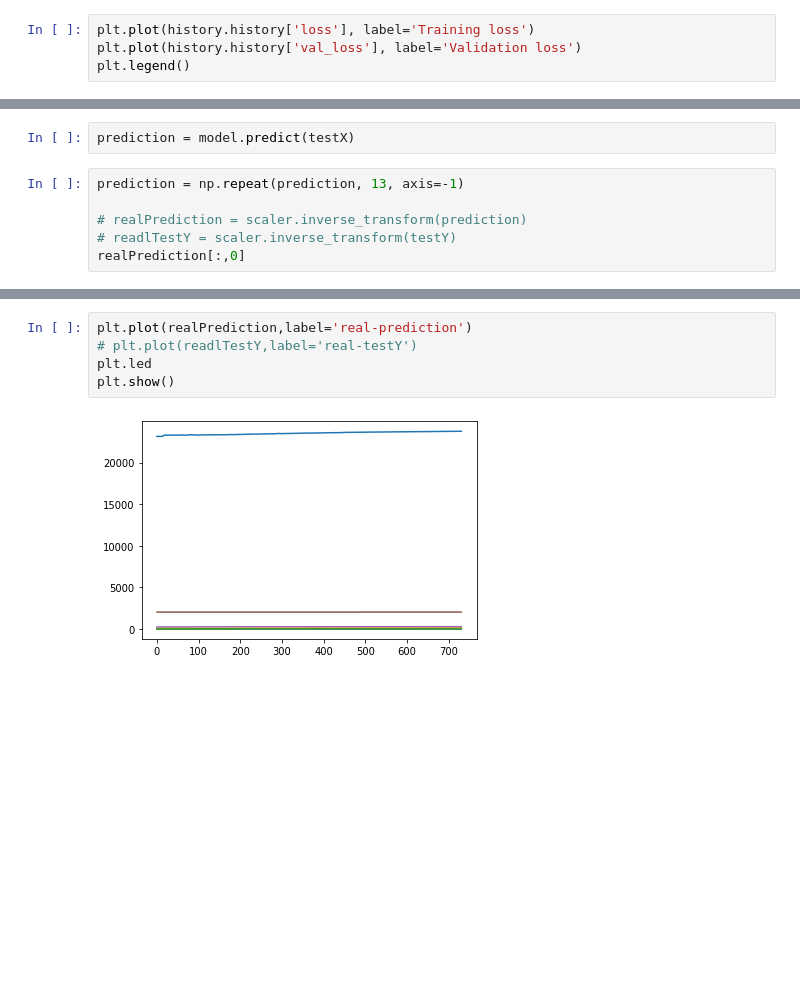
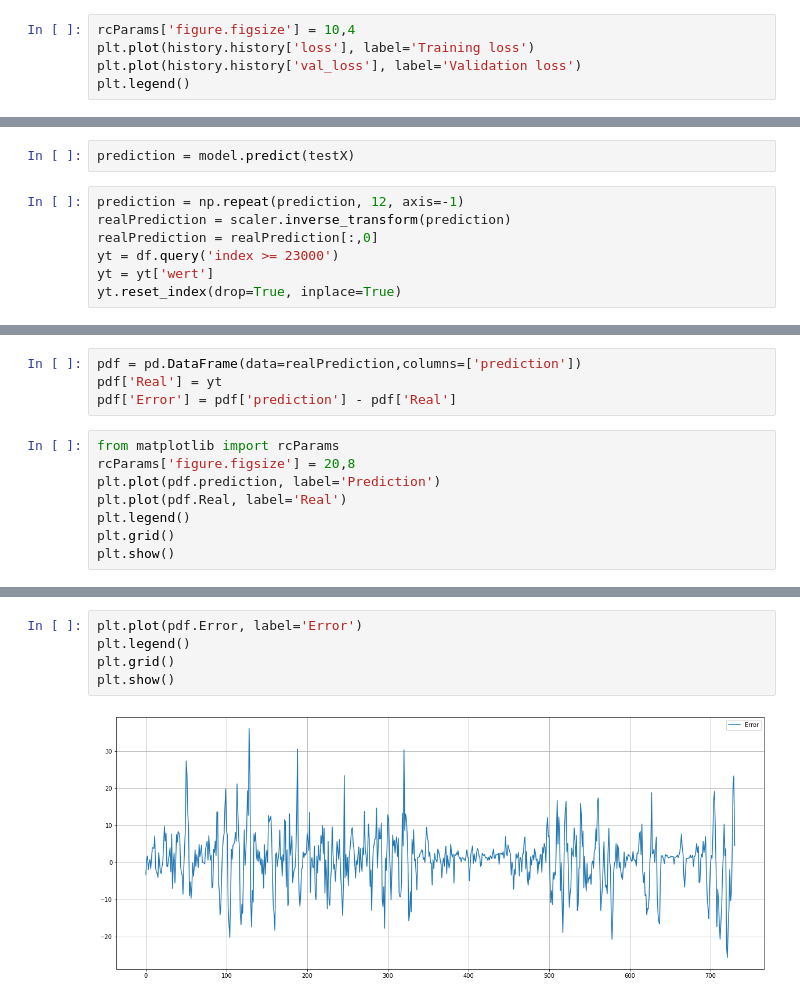
Before and after one commit to YashRevannavar/Auto-ML-On-De-Pollution, a Jupyter notebook: script/ml04.ipynb, the cells around one changed output, grey strips where cells are left out. Drawn from its saved outputs; the diff is of its cells as text; blank space fills up the shorter version.

```diff
--- a/script/ml04.ipynb
+++ b/script/ml04.ipynb
@@ -121,4 +101,5 @@ Epoch 5/5
 # %%
+rcParams['figure.figsize'] = 10,4
 plt.plot(history.history['loss'], label='Training loss')
 plt.plot(history.history['val_loss'], label='Validation loss')
 plt.legend()
@@ -135,8 +113,9 @@ plt.legend()
 # %%
 prediction = model.predict(testX)
 # %%
-prediction = np.repeat(prediction, 13, axis=-1)
-
-# realPrediction = scaler.inverse_transform(prediction)
-# readlTestY = scaler.inverse_transform(testY)
-realPrediction[:,0]
+prediction = np.repeat(prediction, 12, axis=-1)
+realPrediction = scaler.inverse_transform(prediction)
+realPrediction = realPrediction[:,0]
+yt = df.query('index >= 23000')
+yt = yt['wert']
+yt.reset_index(drop=True, inplace=True)
@@ -150,0 +129,12 @@ plt.show()
+# %%
+pdf = pd.DataFrame(data=realPrediction,columns=['prediction'])
+pdf['Real'] = yt
+pdf['Error'] = pdf['prediction'] - pdf['Real']
+# %%
+from matplotlib import rcParams
+rcParams['figure.figsize'] = 20,8
+plt.plot(pdf.prediction, label='Prediction')
+plt.plot(pdf.Real, label='Real')
+plt.legend()
+plt.grid()
+plt.show()
@@ -151,7 +143,7 @@ plt.show()
 # %%
-plt.plot(realPrediction,label='real-prediction')
-# plt.plot(readlTestY,label='real-testY')
-plt.led
+plt.plot(pdf.Error, label='Error')
+plt.legend()
+plt.grid()
 plt.show()
 # %% [output]
-[figure, old version]
+[figure, new version]
```
Also changed, not shown: parts of 19 cells of this notebook, 6 other files.
